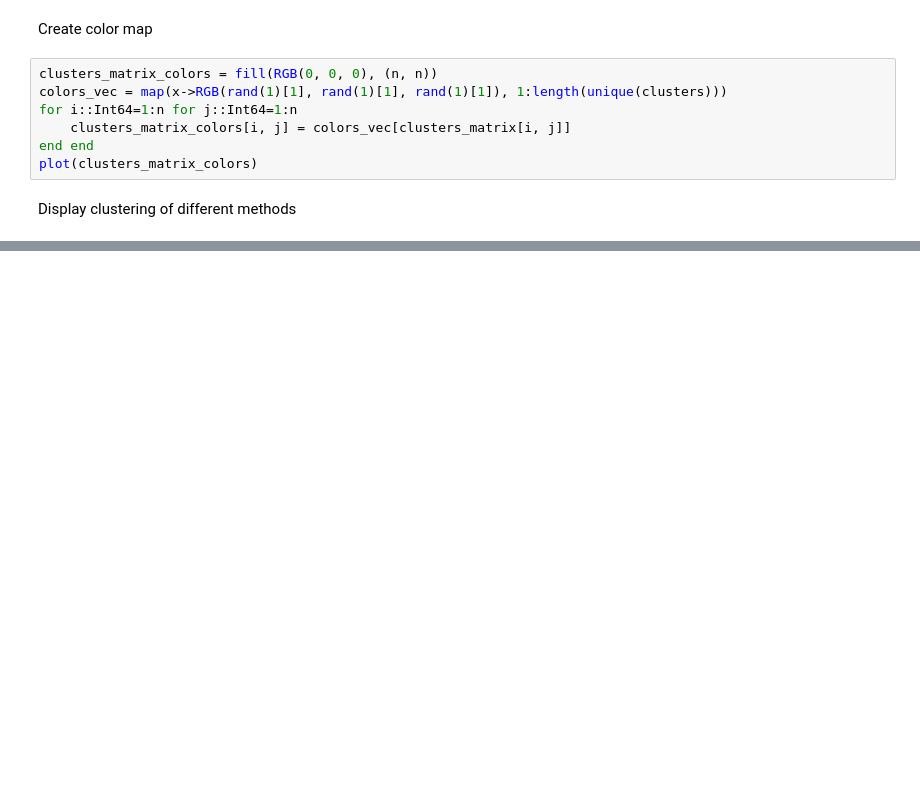
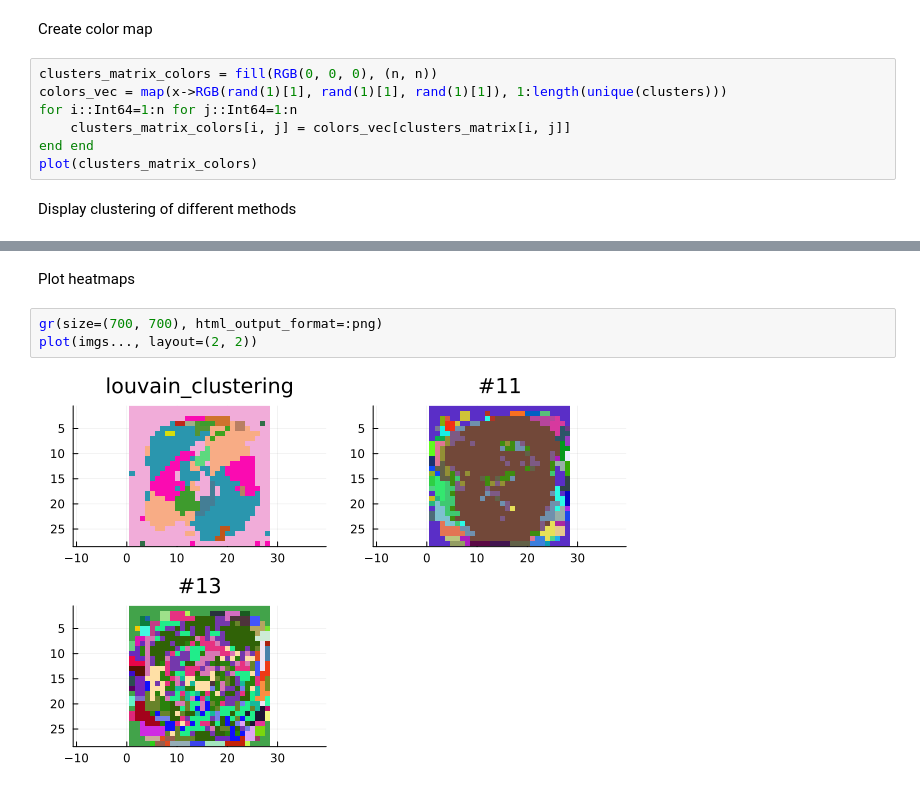
Before and after one commit to drvojtex/CDalgs, a Jupyter notebook: examples/mnist.ipynb, the cells around one changed output, grey strips where cells are left out. Drawn from its saved outputs; the diff is of its cells as text; blank space fills up the shorter version.

```diff
--- a/examples/mnist.ipynb
+++ b/examples/mnist.ipynb
@@ -85,0 +98,7 @@ plot(imgs..., layout=(1, 2))
+# %% [markdown]
+Plot heatmaps
+# %%
+gr(size=(700, 700), html_output_format=:png)
+plot(imgs..., layout=(2, 2))
+# %% [output]
+[figure, added]
```
Also changed, not shown: parts of 5 cells of this notebook, 1 other file.
